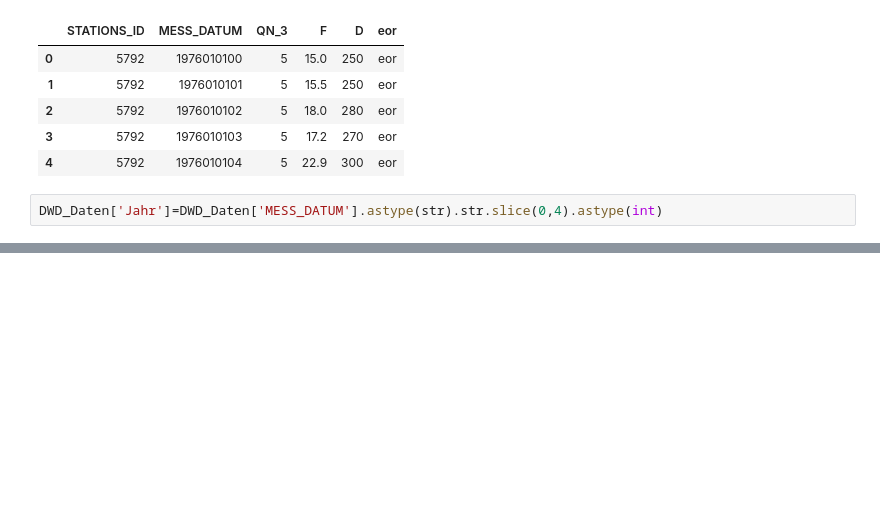
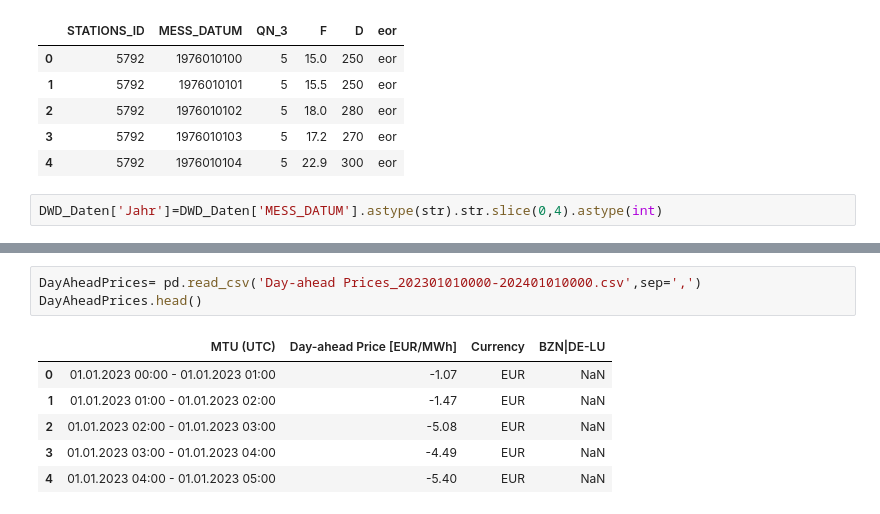
Before and after one commit to strubbi77/breisgauwind, a Jupyter notebook: Untitled.ipynb, the cells around one changed output, grey strips where cells are left out. Saved outputs shown, nothing was run; the diff lists cells and outputs as text; blank space fills up the shorter version.

```diff
--- a/Untitled.ipynb
+++ b/Untitled.ipynb
@@ -127,0 +142,10 @@ DWD_Daten_filter.head()
+# %%
+DayAheadPrices= pd.read_csv('Day-ahead Prices_202301010000-202401010000.csv',sep=',')
+DayAheadPrices.head()
+# %% [output]
+|  | MTU (UTC) | Day-ahead Price [EUR/MWh] | Currency | BZN|DE-LU |
+| 0 | 01.01.2023 00:00 - 01.01.2023 01:00 | -1.07 | EUR | NaN |
+| 1 | 01.01.2023 01:00 - 01.01.2023 02:00 | -1.47 | EUR | NaN |
+| 2 | 01.01.2023 02:00 - 01.01.2023 03:00 | -5.08 | EUR | NaN |
+| 3 | 01.01.2023 03:00 - 01.01.2023 04:00 | -4.49 | EUR | NaN |
+| 4 | 01.01.2023 04:00 - 01.01.2023 05:00 | -5.40 | EUR | NaN |
```
Also changed, not shown: parts of 5 cells of this notebook, 3 other files.
